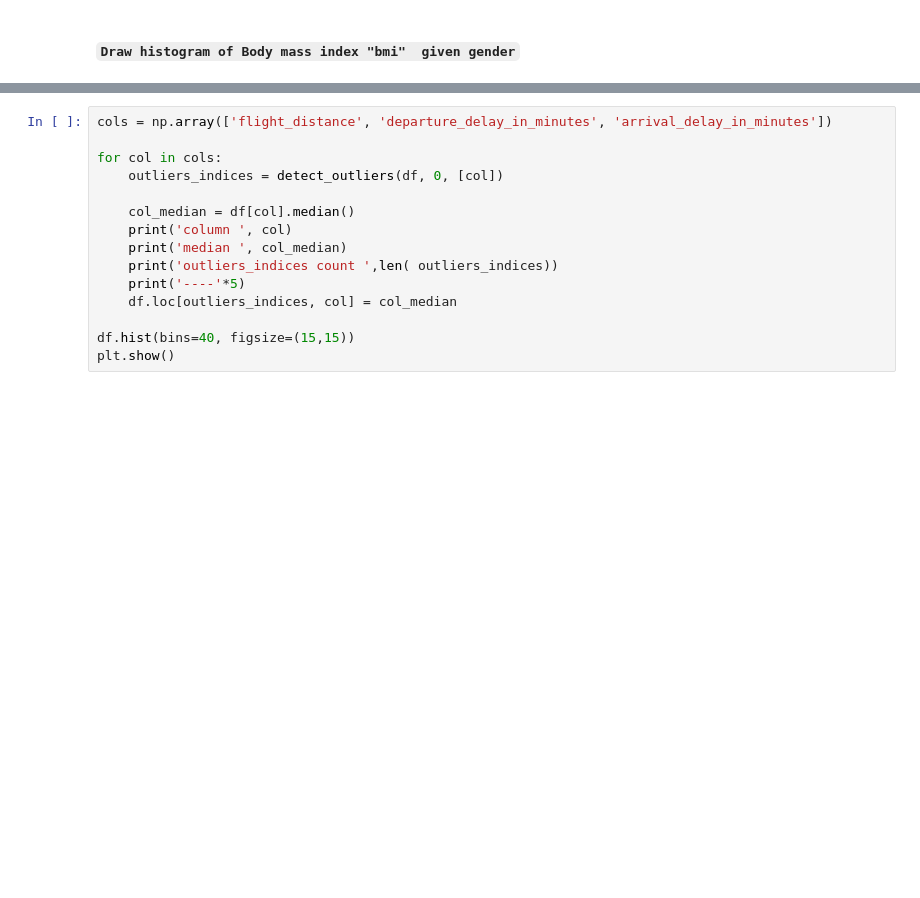
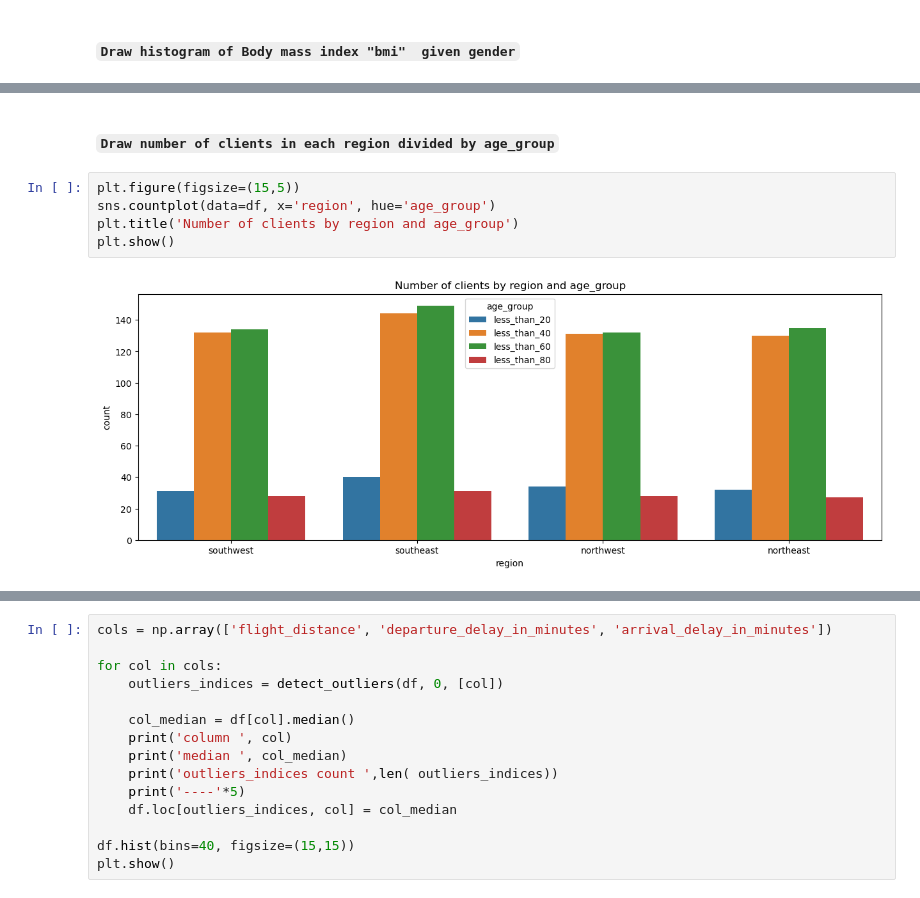
Before and after one commit to aahmedsherif/InsurancePrediction, a Jupyter notebook: script.ipynb, the cells around one changed output, grey strips where cells are left out. Cells and saved outputs as stored; diff of their text form; blank space fills up the shorter version.

```diff
--- a/script.ipynb
+++ b/script.ipynb
@@ -183,0 +156,9 @@ conclusion:
+# %% [markdown]
+##### `Draw number of clients in each region divided by age_group`
+# %%
+plt.figure(figsize=(15,5))
+sns.countplot(data=df, x='region', hue='age_group')
+plt.title('Number of clients by region and age_group')
+plt.show()
+# %% [output]
+[figure, added]
```
Also changed, not shown: parts of 26 cells of this notebook, 1 other file.
